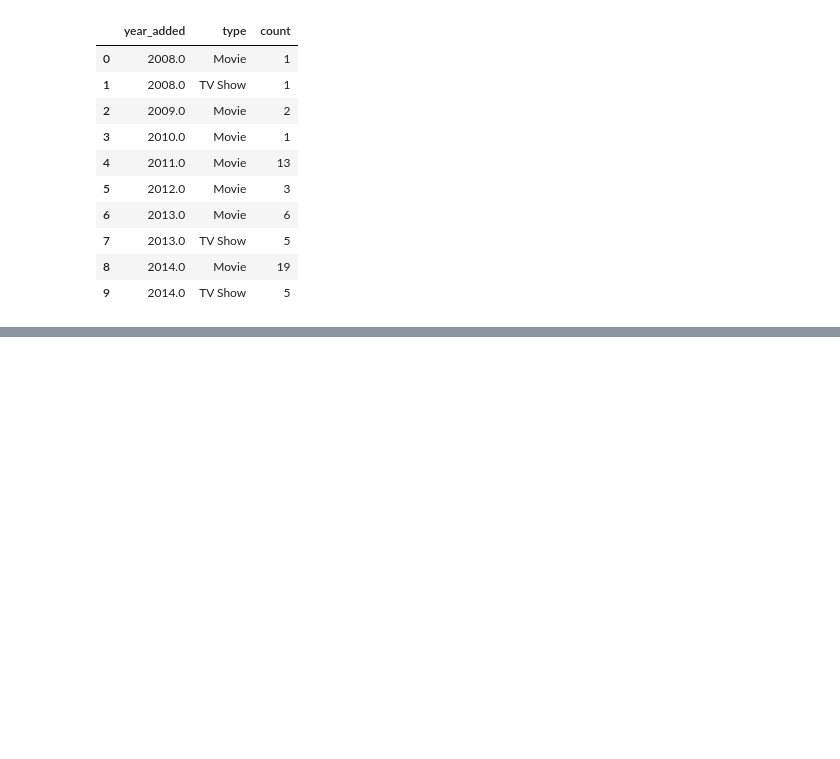
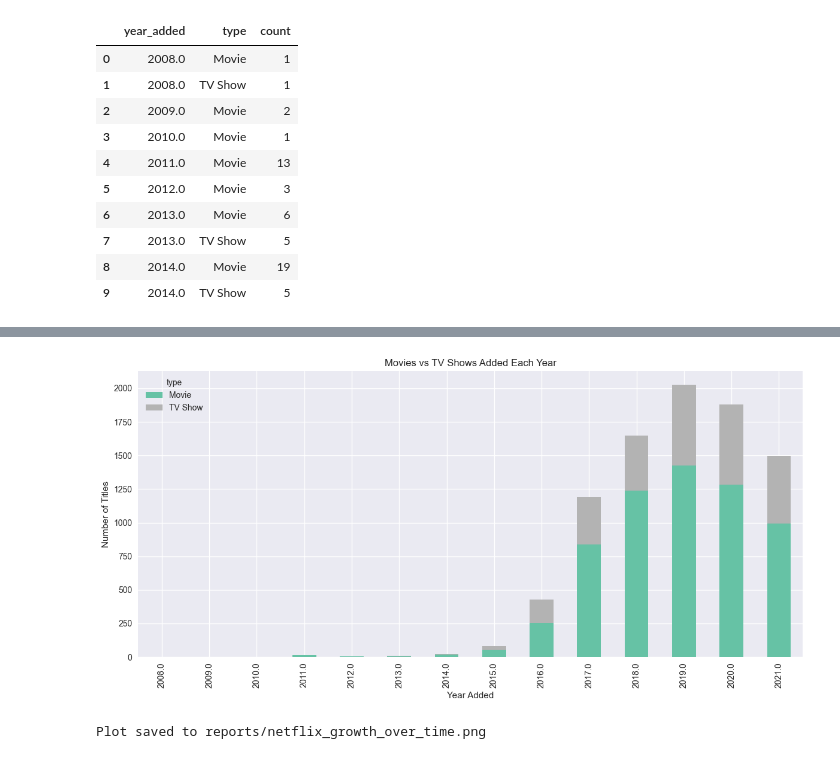
Before and after one commit to JJJJordy/netflix-data-analysis, a Jupyter notebook: notebooks/03_exploratory_data_analysis.ipynb, the cells around one changed output, grey strips where cells are left out. Saved outputs shown, nothing was run; the diff lists cells and outputs as text; code cells hidden in the pictures; blank space fills up the shorter version.

```diff
--- a/notebooks/03_exploratory_data_analysis.ipynb
+++ b/notebooks/03_exploratory_data_analysis.ipynb
@@ -39,0 +59,30 @@ titles_per_year.head(10)
+# %%
+# Stacked bar chart (alternative view) (Part 4.1)
+
+pivot = titles_per_year.pivot(index="year_added", columns="type", values="count").fillna(0)
+
+pivot.plot(kind="bar", stacked=True, figsize=(12,6), colormap="Set2")
+
+plt.title("Movies vs TV Shows Added Each Year")
+plt.xlabel("Year Added")
+plt.ylabel("Number of Titles")
+plt.tight_layout()
+plt.show()
+# %% [output]
+[figure, added]
+# %%
+# Save plots to reports/ (Part 4.1)
+
+fig, ax = plt.subplots(figsize=(12,6))
+sns.lineplot(data=titles_per_year, x="year_added", y="count", hue="type", marker="o", ax=ax)
+plt.title("Growth of Netflix Catalog Over Time")
+plt.xlabel("Year Added to Netflix")
+plt.ylabel("Number of Titles Added")
+plt.legend(title="Type")
+plt.tight_layout()
+fig.savefig("../reports/netflix_growth_over_time.png", dpi=300)
+plt.close(fig)
+
+print("Plot saved to reports/netflix_growth_over_time.png")
+# %% [output]
+Plot saved to reports/netflix_growth_over_time.png
```
Also changed, not shown: parts of 6 cells of this notebook, 5 other files.
